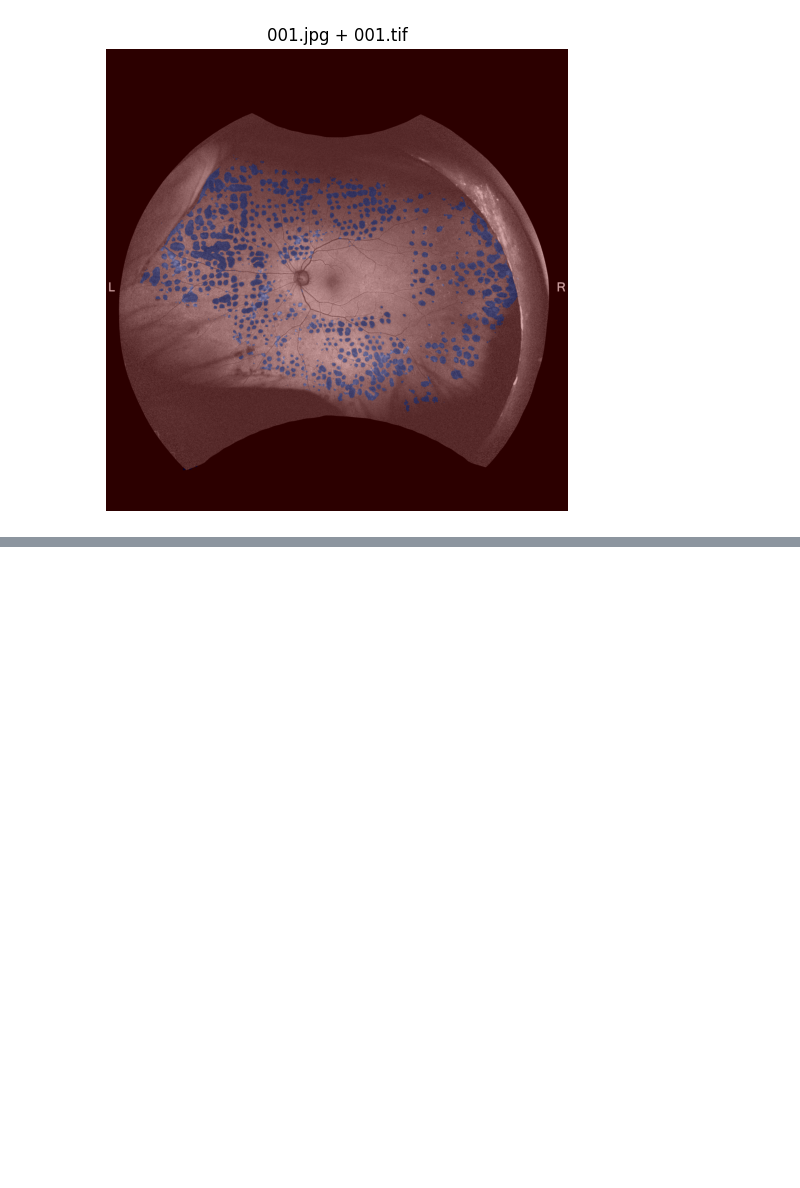
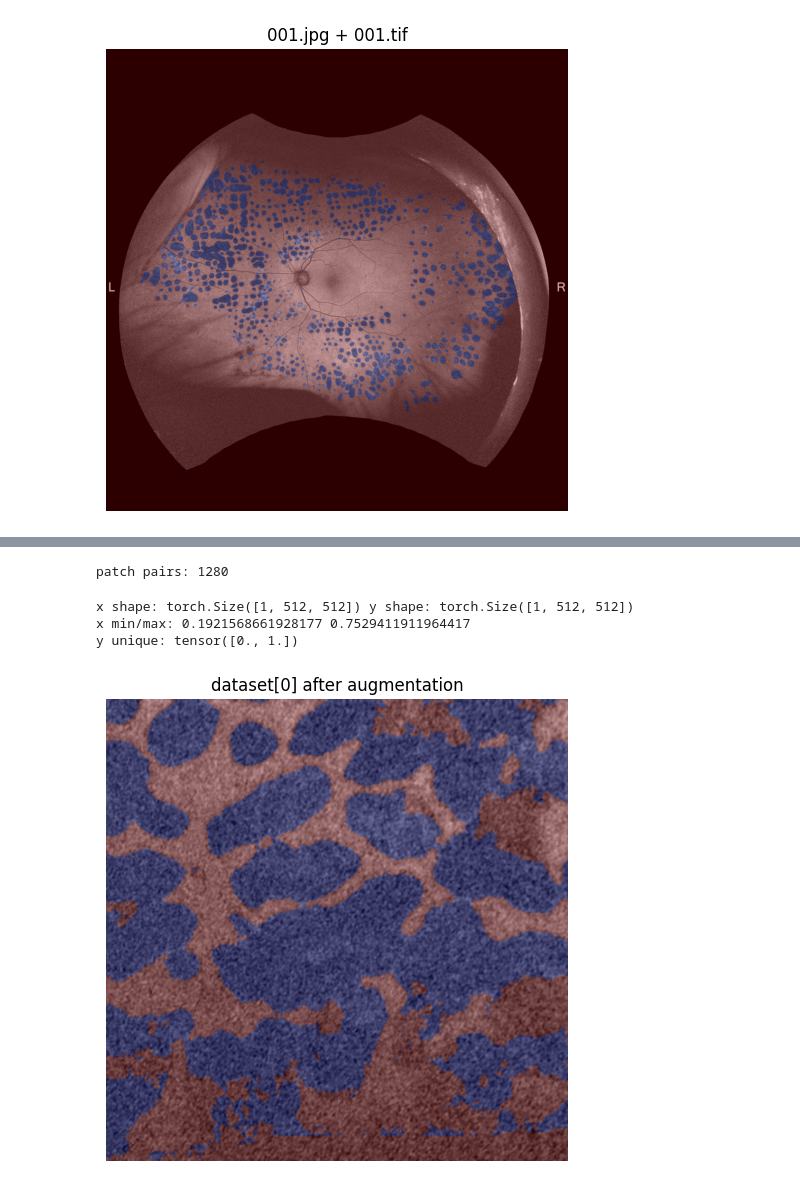
Before and after one commit to otakunoichin/test, a Jupyter notebook: AI網膜.ipynb, the cells around one changed output, grey strips where cells are left out. Saved outputs shown, nothing was run; the diff lists cells and outputs as text; code cells hidden in the pictures; blank space fills up the shorter version.

```diff
--- a/AI網膜.ipynb
+++ b/AI網膜.ipynb
@@ -151,0 +162,72 @@ OSError: [Errno 30] Read-only file system: '/content/drive/MyDrive/ai_dataset/pa
+# %%
+import albumentations as A
+
+# 推奨Augmentation（Word）
+train_aug = A.Compose([
+    A.RandomRotate90(p=0.7),
+    A.HorizontalFlip(p=0.5),
+    A.VerticalFlip(p=0.5),
+    A.RandomBrightnessContrast(p=0.4),
+])
+
+val_aug = A.Compose([])
+
+def list_patch_pairs():
+    imgs = sorted(PATCH_IMG_DIR.glob("*.png"))
+    pairs = []
+    for ip in imgs:
+        mp = PATCH_MSK_DIR / ip.name.replace("image_", "mask_")
+        if mp.exists():
+            pairs.append((ip, mp))
+    return pairs
+
+patch_pairs = list_patch_pairs()
+print("patch pairs:", len(patch_pairs))
+
+train_pairs, val_pairs = train_test_split(patch_pairs, test_size=0.2, random_state=42)
+
+class PatchSegDataset(Dataset):
+    def __init__(self, pairs, aug=None):
+        self.pairs = pairs
+        self.aug = aug
+
+    def __len__(self):
+        return len(self.pairs)
+
+    def __getitem__(self, idx):
+        ip, mp = self.pairs[idx]
+        img = read_gray(ip)  # [H,W] uint8
+        msk = read_gray(mp)  # [H,W] uint8(0/255)
+        msk = (msk > 0).astype(np.uint8)
+
+        if self.aug is not None:
+            out = self.aug(image=img, mask=msk)
+            img, msk = out["image"], out["mask"]
+
+        # 正規化してTensor化
+        img_t = torch.from_numpy(img).float().unsqueeze(0) / 255.0  # (1,H,W)
+        msk_t = torch.from_numpy(msk).float().unsqueeze(0)          # (1,H,W) 0/1
+        return img_t, msk_t
+
+train_ds = PatchSegDataset(train_pairs, aug=train_aug)
+val_ds   = PatchSegDataset(val_pairs,   aug=val_aug)
+
+train_loader = DataLoader(train_ds, batch_size=8, shuffle=True, num_workers=2, pin_memory=True)
+val_loader   = DataLoader(val_ds,   batch_size=8, shuffle=False, num_workers=2, pin_memory=True)
+# %% [output]
+patch pairs: 1280
+# %%
+x, y = train_ds[0]
+print("x shape:", x.shape, "y shape:", y.shape)   # (C,H,W) になってるか
+print("x min/max:", x.min().item(), x.max().item())
+print("y unique:", torch.unique(y))
+
+# Aug後の対応がズレてないかを可視化
+img = (x[0].numpy() * 255).astype(np.uint8)
+msk = y[0].numpy().astype(np.uint8)
+show_overlay(img, msk, title="dataset[0] after augmentation")
+# %% [output]
+x shape: torch.Size([1, 512, 512]) y shape: torch.Size([1, 512, 512])
+x min/max: 0.1921568661928177 0.7529411911964417
+y unique: tensor([0., 1.])
+[figure, added]
```
Also changed, not shown: parts of 14 cells of this notebook.
